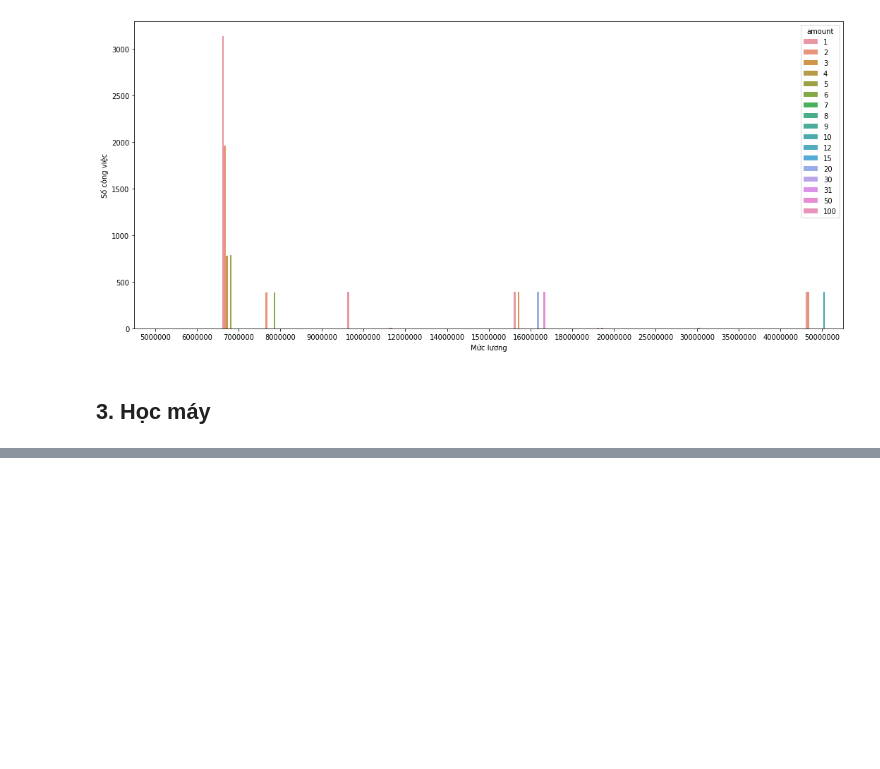
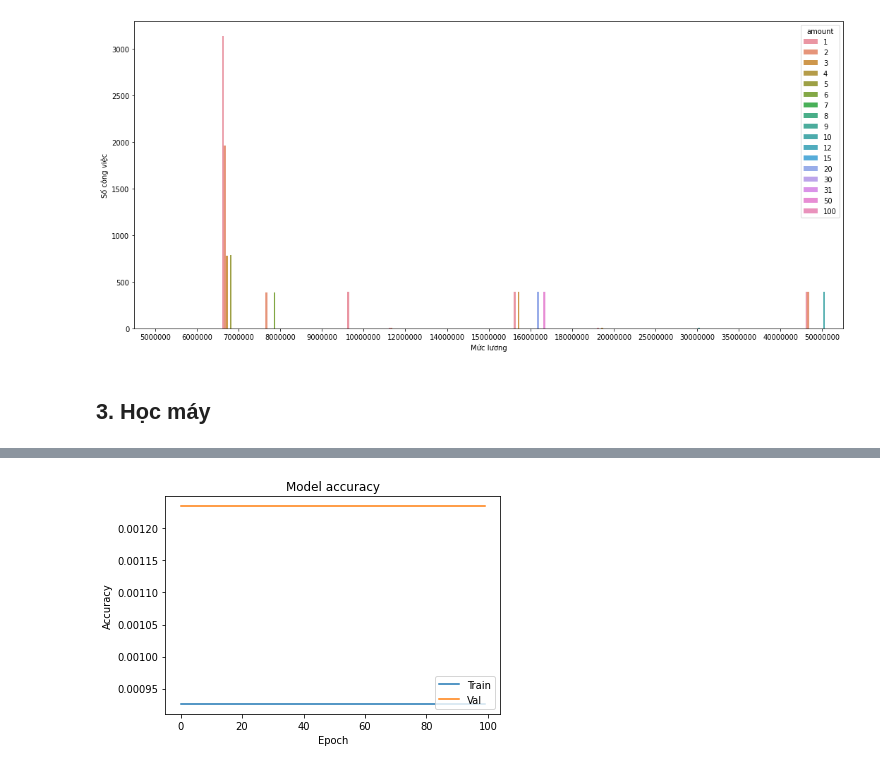
Before and after one commit to vinhcutelc/job-classify, a Jupyter notebook: job classify.ipynb, the cells around one changed output, grey strips where cells are left out. Saved outputs shown, nothing was run; the diff lists cells and outputs as text; code cells hidden in the pictures; blank space fills up the shorter version.

```diff
--- a/job classify.ipynb
+++ b/job classify.ipynb
@@ -286,0 +353,10 @@ model = Sequential([
+# %%
+plt.plot(hist.history['accuracy'])
+plt.plot(hist.history['val_accuracy'])
+plt.title('Model accuracy')
+plt.ylabel('Accuracy')
+plt.xlabel('Epoch')
+plt.legend(['Train', 'Val'], loc='lower right')
+plt.show()
+# %% [output]
+[figure, added]
```
Also changed, not shown: parts of 12 cells of this notebook, 1 other file.
